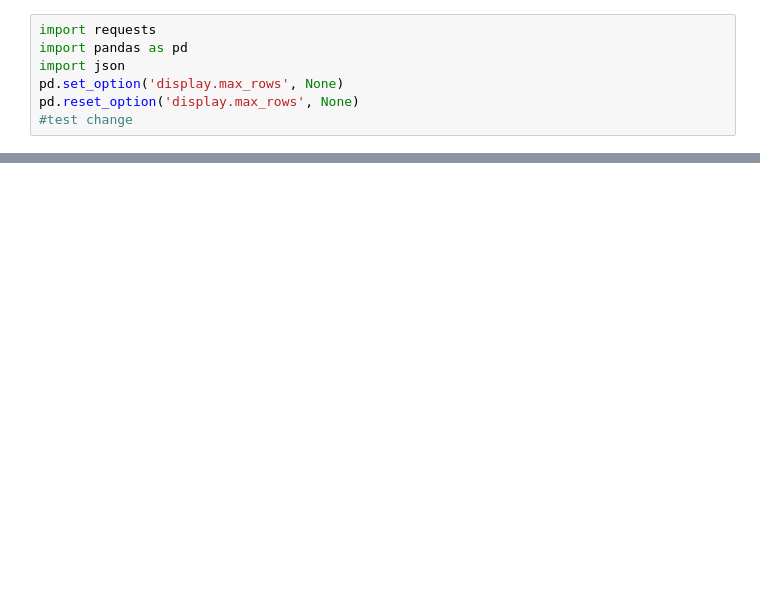
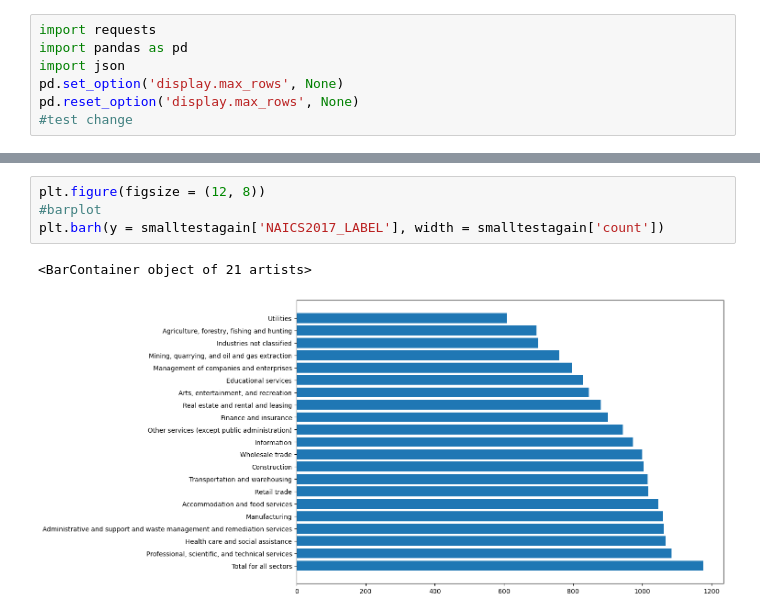
Before and after one commit to DanielnRose/Census_Assesment, a Jupyter notebook: grpupassesment.ipynb, the cells around one changed output, grey strips where cells are left out. Saved outputs shown, nothing was run; the diff lists cells and outputs as text; blank space fills up the shorter version.

```diff
--- a/grpupassesment.ipynb
+++ b/grpupassesment.ipynb
@@ -70,0 +143,7 @@ new_p.head()
+# %%
+plt.figure(figsize = (12, 8))
+#barplot
+plt.barh(y = smalltestagain['NAICS2017_LABEL'], width = smalltestagain['count'])
+# %% [output]
+<BarContainer object of 21 artists>
+[figure, added]
```
Also changed, not shown: parts of 12 cells of this notebook.
